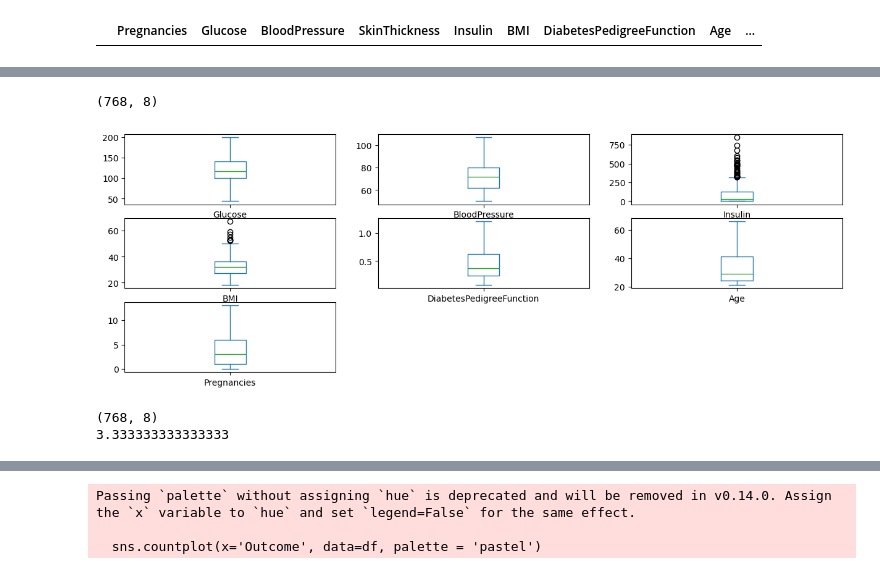
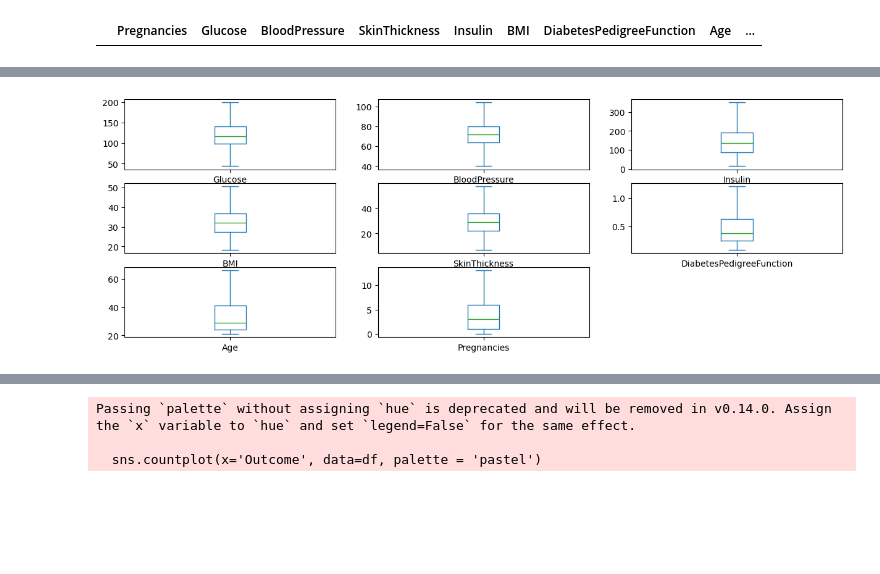
Before and after one commit to HUONSopanha/Introduction-to-Data-Science, a Jupyter notebook: Cleaning.ipynb, the cells around one changed output, grey strips where cells are left out. Saved outputs shown, nothing was run; the diff lists cells and outputs as text; code cells hidden in the pictures; blank space fills up the shorter version.

```diff
--- a/Cleaning.ipynb
+++ b/Cleaning.ipynb
@@ -172,5 +167,0 @@ Pregnancies  : [15, 17, 14]
-# %%
-outlier,l,u = find_outlier('Pregnancies',df)
-print('lower bound :',l)
-print('upper bound :',u)
-df=clean_outlier_re('Pregnancies',outlier,df,13)
@@ -185,5 +167,0 @@ df['Pregnancies'].plot.box(figsize=(15,5))
-# %%
-outlier,l,u = find_outlier('BloodPressure',df)
-print('lower bound :',l)
-print('upper bound :',u)
-df=clean_outlier_re('BloodPressure',outlier,df,u)
@@ -211,2 +167,0 @@ df[df['DiabetesPedigreeFunction']>=1.213].shape
-# %%
-df=clean_outlier_re('DiabetesPedigreeFunction',outlier,df,1.198)
@@ -229,2 +167,0 @@ df[df['Age']>64].shape
-# %%
-df=clean_outlier_re('Age',outlier,df,64)
@@ -244,13 +172,9 @@ df.shape
-# %%
-df.shape
-# %% [output]
-(768, 8)
 # %%
-for i in range(1,8):
+for i in range(1,9):
     plt.subplot(3, 3, i)
     df[cols[i-1]].plot.box(figsize=(15,5))
 # %% [output]
-[figure, old version]
+[figure, new version]
 # %%
 def plot_data(df,feature):
     plt.figure(figsize=(10,5))
@@ -261,9 +185,3 @@ def plot_data(df,feature):
     stat.probplot(df[feature],dist='norm',plot=pylab)
     plt.title('Probability Plot of '+feature)
     plt.show()
-# %%
-print(df.shape)
-print(748/(0.3*748))
-# %% [output]
-(768, 8)
-3.333333333333333
```
Also changed, not shown: parts of 78 cells of this notebook.
